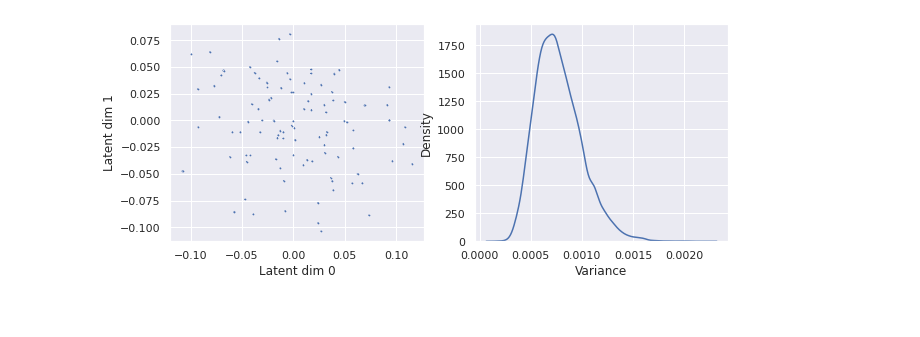
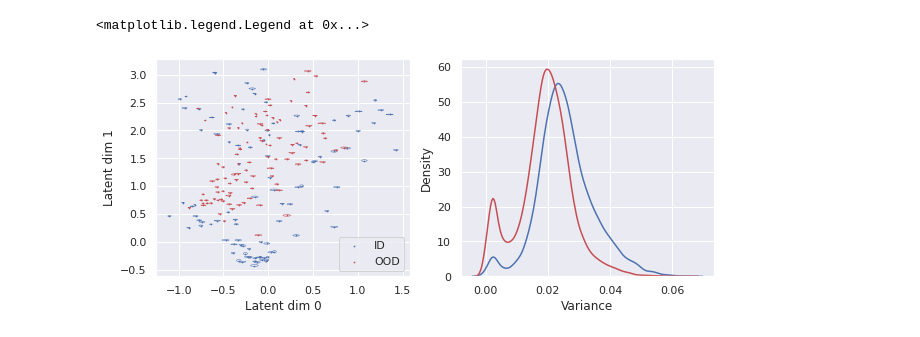
Before and after one commit to simonmoesorensen/bayesian-laplace-metric-learning, a Jupyter notebook: src/visualization/plot_ood.ipynb, the cells around one changed output. Drawn from its saved outputs; the diff is of its cells as text; code cells hidden in the pictures.

```diff
--- a/src/visualization/plot_ood.ipynb
+++ b/src/visualization/plot_ood.ipynb
@@ -1 +1,11 @@
+# %%
+import numpy as np
+import matplotlib.pyplot as plt
+from scipy.stats import hmean
+from matplotlib.patches import Ellipse
+import seaborn as sns
+sns.set()
+
+c_id = "b"
+c_ood = "r"
 # %%
@@ -55,6 +53,19 @@ sigma_sq = np.load("../results/casia_lfw_sigma_sq.npy")
-# %%
-fig, ax = plt.subplots(ncols=2 ,figsize=(10, 4))
-plot_samples(mu, sigma_sq, limit=100, ax=ax[0])
-plot_histogram(sigma_sq, ax=ax[1])
-# %% [output]
-[figure, removed]
+# %%
+# mu = np.load("../results/casia_lfw_mu.npy")
+# sigma_sq = np.load("../results/casia_lfw_sigma_sq.npy")
+
+mu_id = np.load("../../results/laplace/id_laplace_mu.npy")
+var_id = np.load("../../results/laplace/id_laplace_sigma_sq.npy")
+mu_ood = np.load("../../results/laplace/ood_laplace_mu.npy")
+var_ood = np.load("../../results/laplace/ood_laplace_sigma_sq.npy")
+
+fig, ax = plt.subplots(ncols=2 ,figsize=(10, 4))
+plot_samples(mu_id, var_id, limit=100, color=c_id, label="ID", ax=ax[0])
+plot_histogram(var_id, color=c_id, ax=ax[1])
+plot_samples(mu_ood, var_ood, limit=100, color=c_ood, label="OOD", ax=ax[0])
+plot_histogram(var_ood, color=c_ood, ax=ax[1])
+ax[0].legend()
+# ax[0].set(xlim=[-1, -1.25], ylim=[-1, -1.25])
+# %% [output]
+<matplotlib.legend.Legend at 0x...>
+[figure, added]
```
Also changed, not shown: parts of 2 cells of this notebook, 20 other files.
